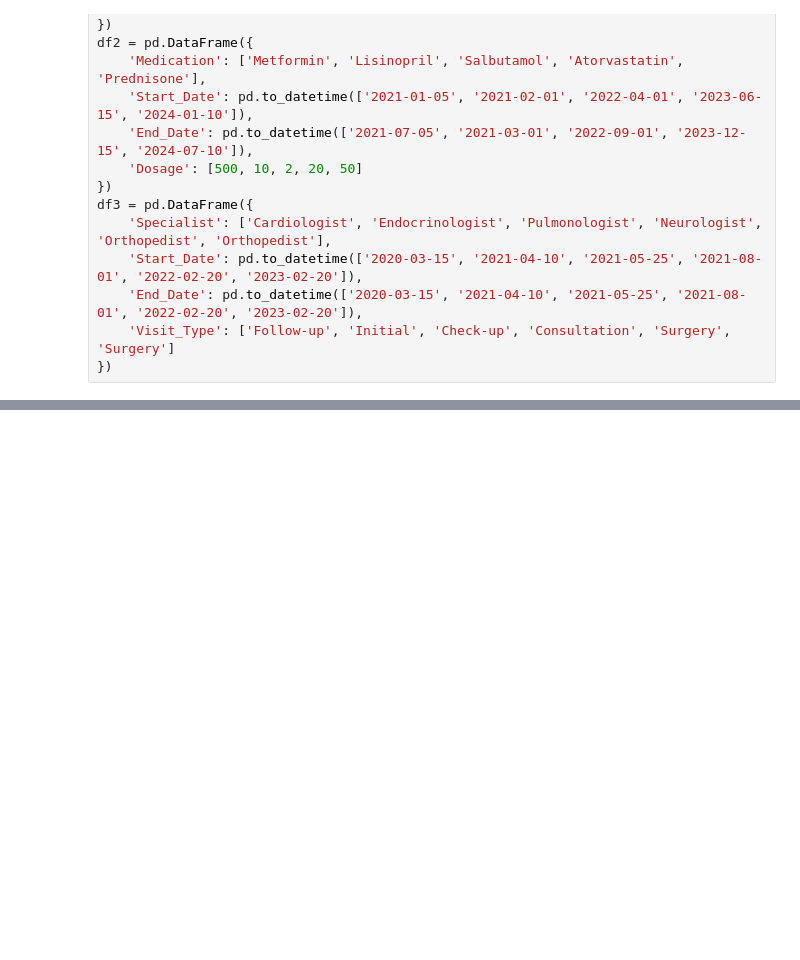
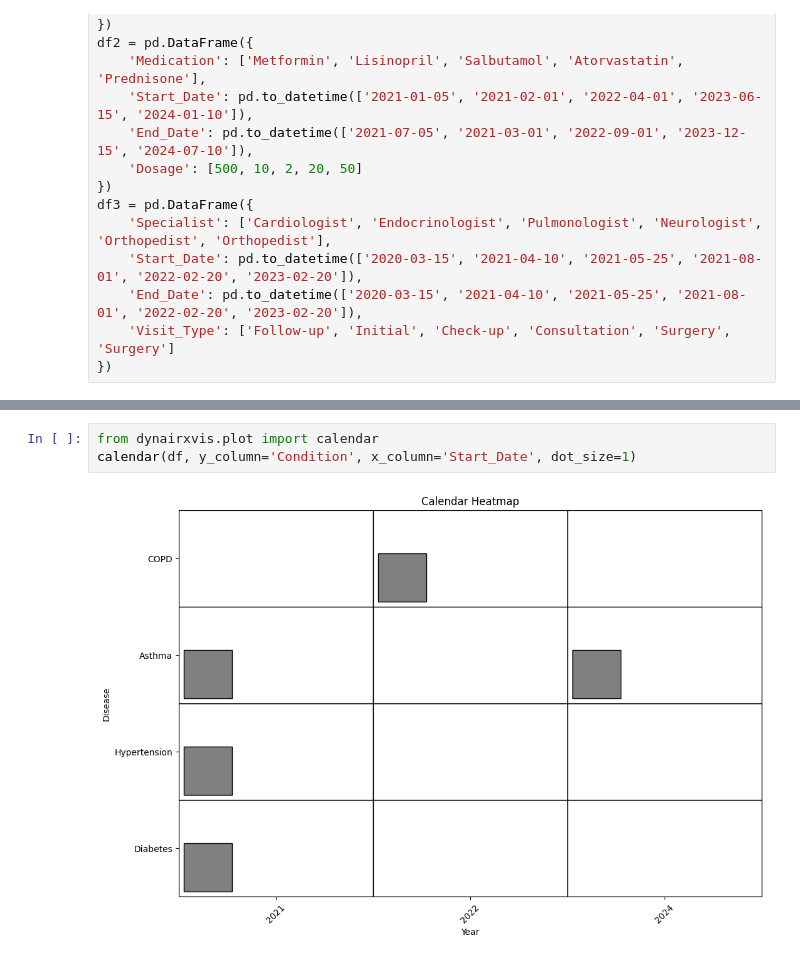
Before and after one commit to layik/dynairxvis, a Jupyter notebook: notebooks/get_started.ipynb, the cells around one changed output, grey strips where cells are left out. Cells and saved outputs as stored; diff of their text form; blank space fills up the shorter version.

Commit message:
add calendar to get_started notebook

```diff
--- a/notebooks/get_started.ipynb
+++ b/notebooks/get_started.ipynb
@@ -194,0 +195,5 @@ plot_grid(
+# %%
+from dynairxvis.plot import calendar
+calendar(df, y_column='Condition', x_column='Start_Date', dot_size=1)
+# %% [output]
+[figure, added]
```
Also changed, not shown: parts of 8 cells of this notebook.
